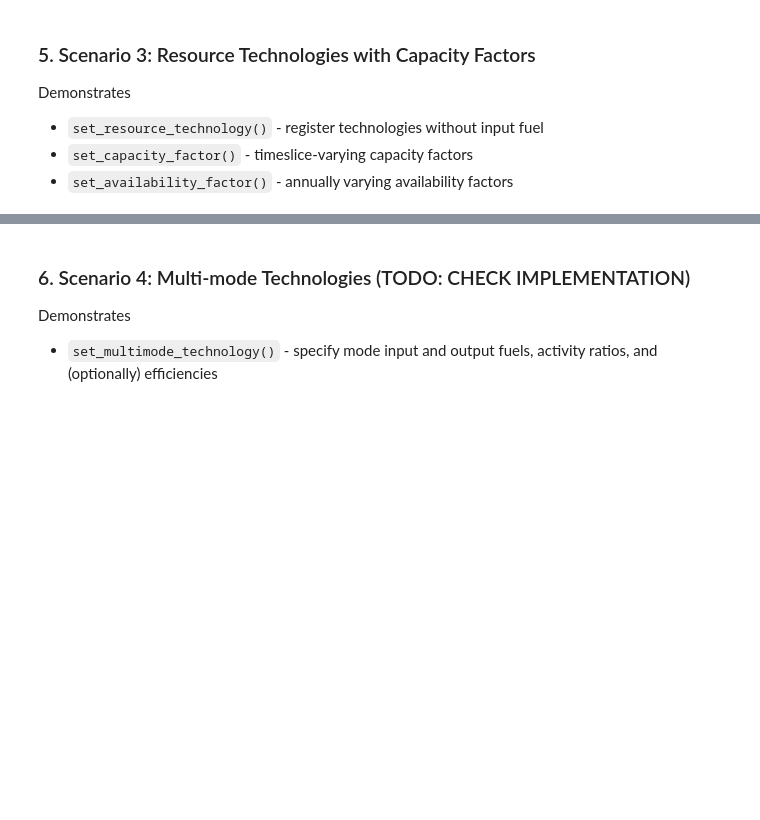
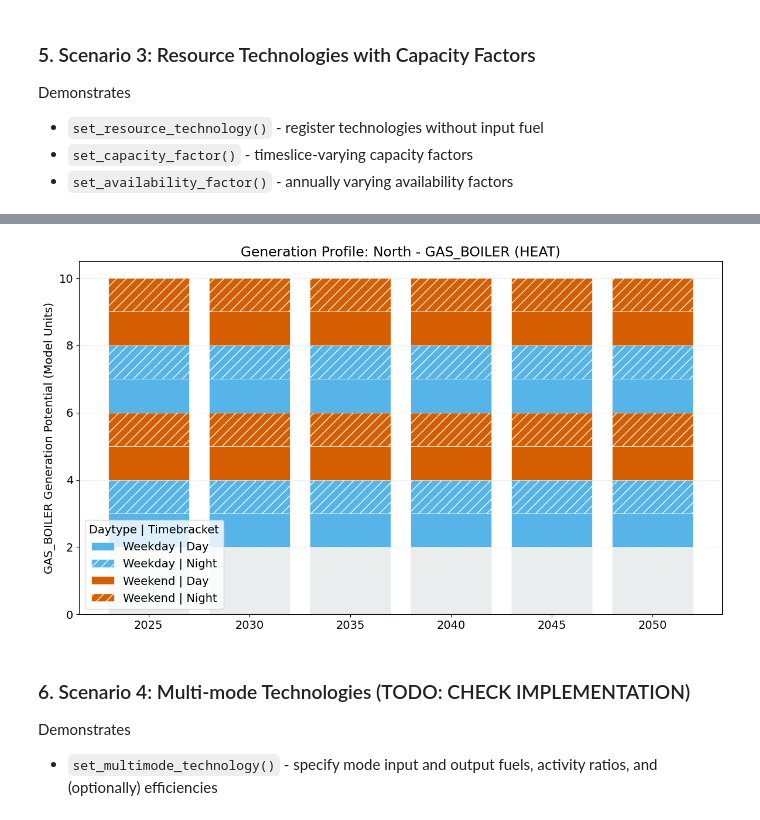
Before and after one commit to esemsc-as4623/pypsa-playground, a Jupyter notebook: notebooks/demo.supply.ipynb, the cells around one changed output, grey strips where cells are left out. Drawn from its saved outputs; the diff is of its cells as text; code cells hidden in the pictures; blank space fills up the shorter version.

```diff
--- a/notebooks/demo.supply.ipynb
+++ b/notebooks/demo.supply.ipynb
@@ -217,3 +217,7 @@ scenario3.visualize_potential(region='West', fuel='ELEC')
+# %%
+scenario3.visualize_potential(region='North', fuel='HEAT')
+# %% [output]
+[figure, added]
 # %% [markdown]
 ### 6. Scenario 4: Multi-mode Technologies (TODO: CHECK IMPLEMENTATION)
 Demonstrates
```
Also changed, not shown: parts of 3 cells of this notebook.
